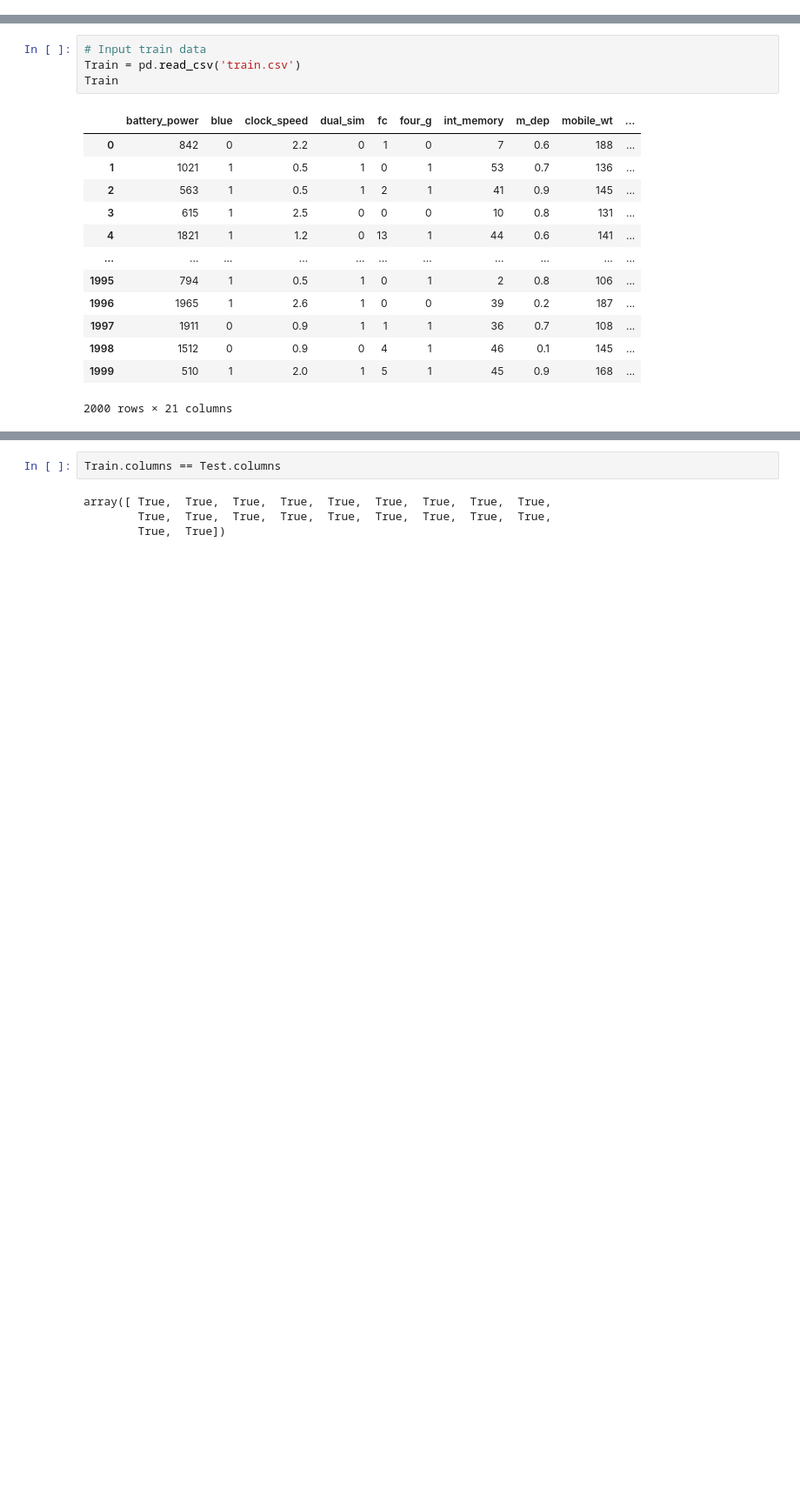
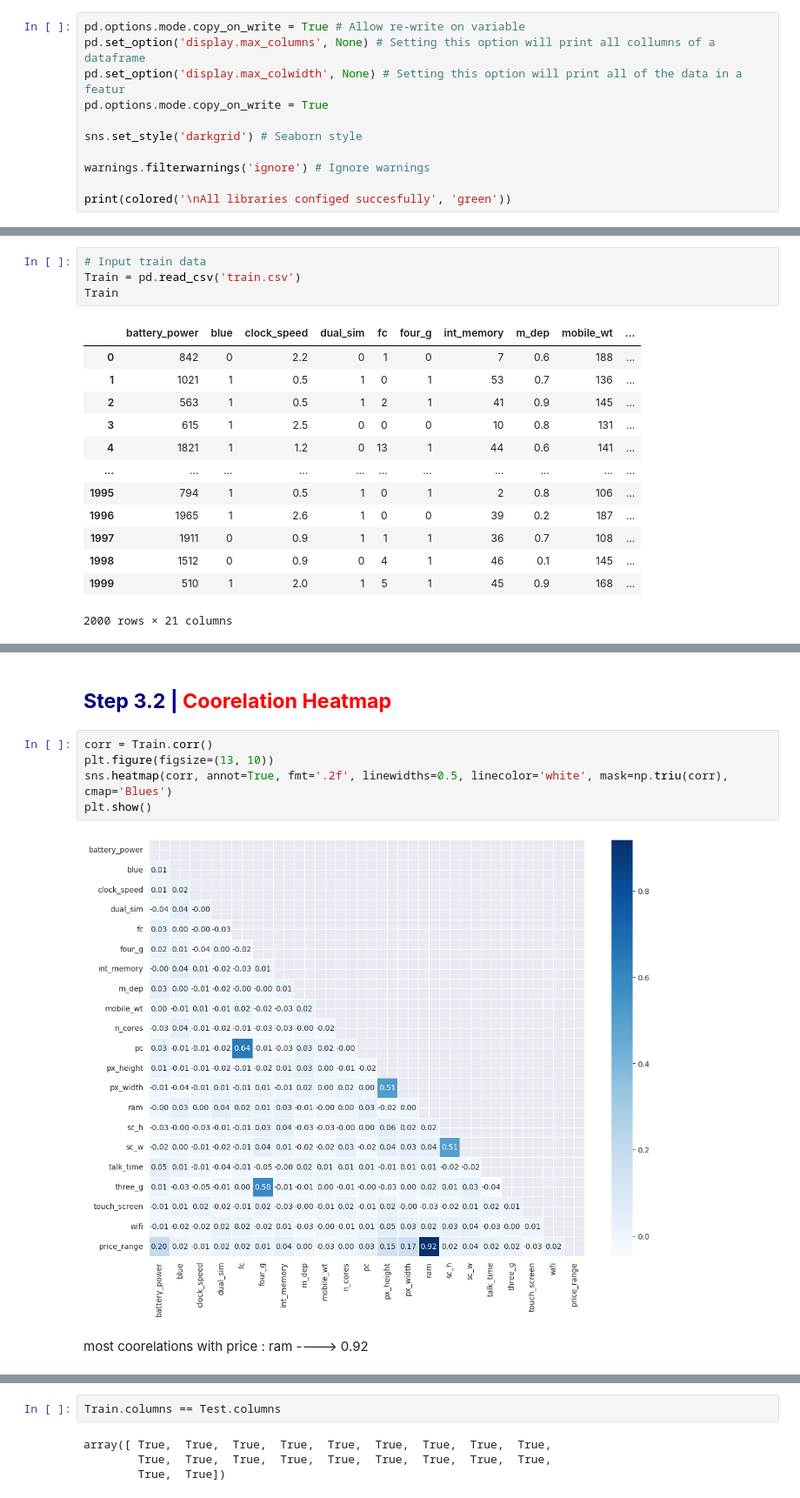
Before and after one commit to NimaPourmoradi/MobilePrice1, a Jupyter notebook: Classification2.ipynb, the cells around one changed output, grey strips where cells are left out. Shown at 87% size. Cells and saved outputs as stored; diff of their text form; blank space fills up the shorter version.

```diff
--- a/Classification2.ipynb
+++ b/Classification2.ipynb
@@ -69,0 +97,11 @@ import datetime
+# %%
+pd.options.mode.copy_on_write = True # Allow re-write on variable
+pd.set_option('display.max_columns', None) # Setting this option will print all collumns of a dataframe
+pd.set_option('display.max_colwidth', None) # Setting this option will print all of the data in a featur
+pd.options.mode.copy_on_write = True
+
+sns.set_style('darkgrid') # Seaborn style
+
+warnings.filterwarnings('ignore') # Ignore warnings
+
+print(colored('\nAll libraries configed succesfully', 'green'))
@@ -1035,0 +404,13 @@ dtype: int64
+# %% [markdown]
+<a id="corr"></a>
+## <b><span style="color:navy">Step 3.2 | </span><span style="color:red">Coorelation Heatmap</span></b>
+# %%
+corr = Train.corr()
+plt.figure(figsize=(13, 10))
+sns.heatmap(corr, annot=True, fmt='.2f', linewidths=0.5, linecolor='white', mask=np.triu(corr), cmap='Blues')
+plt.show()
+# %% [output]
+[figure, added]
+# %% [markdown]
+most coorelations with price :
+ram ----> 0.92
```
Also changed, not shown: parts of 122 cells of this notebook.
